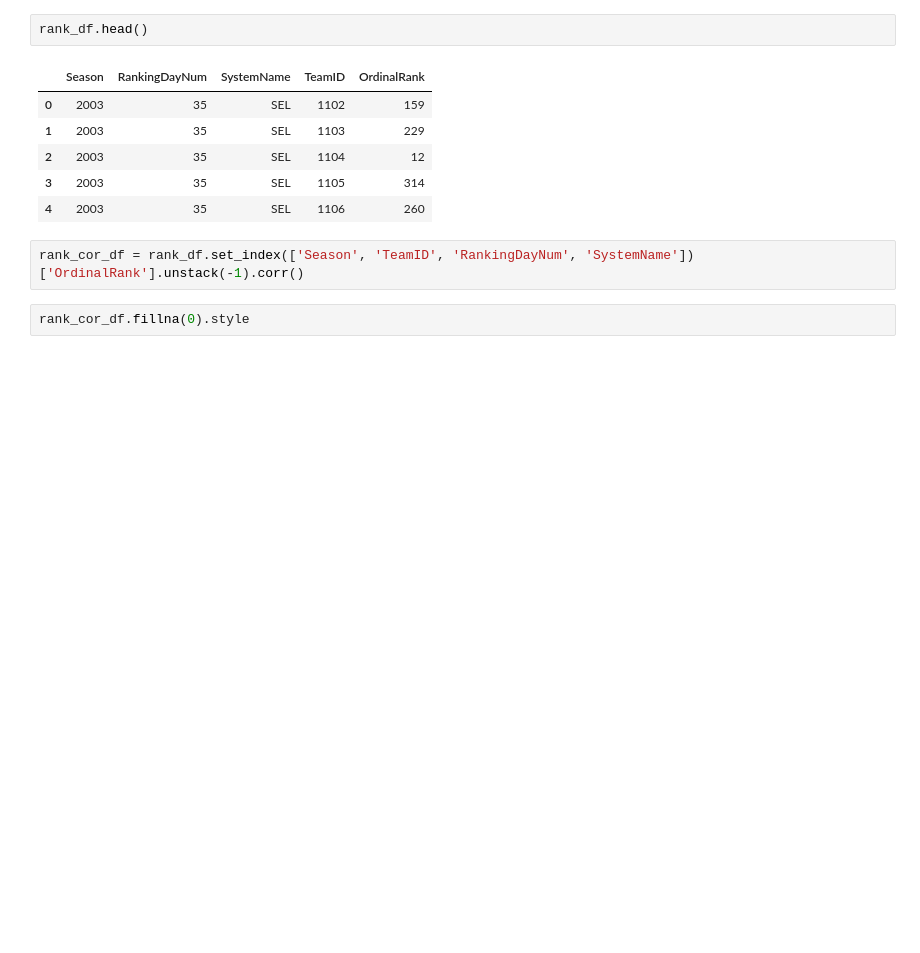
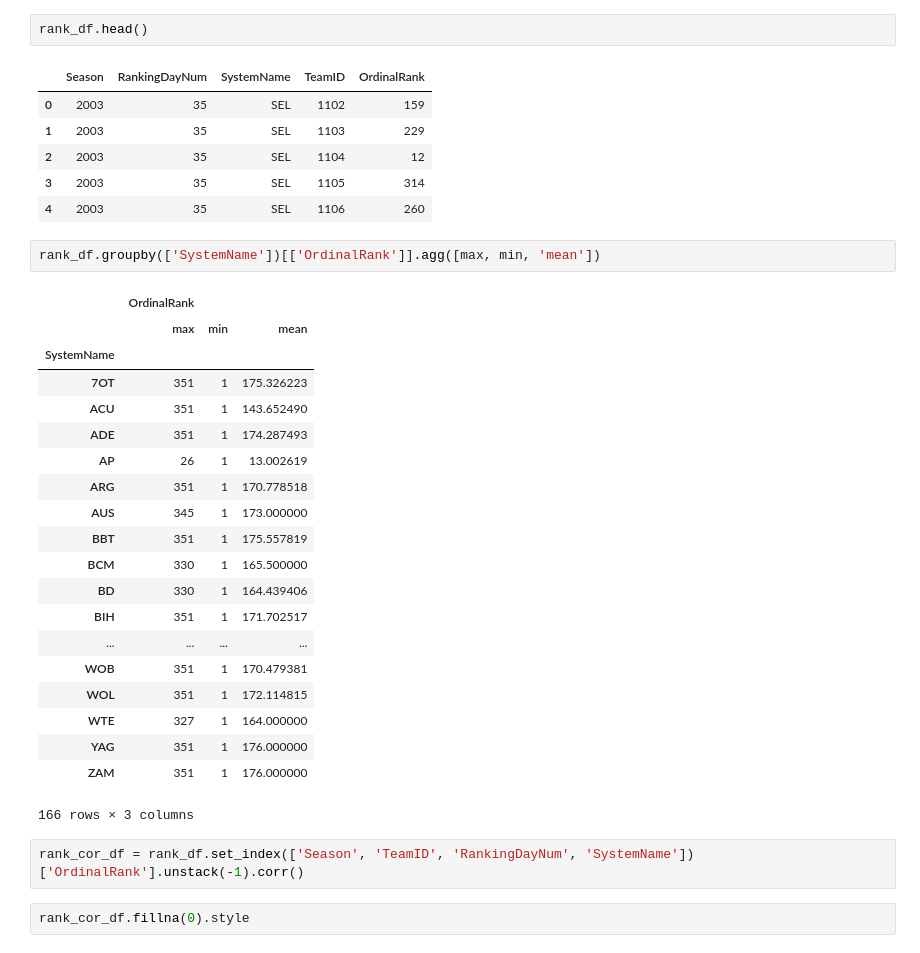
Before and after one commit to year221/kaggle-ncaa-2019, a Jupyter notebook: notebook/SampleEndToEnd.ipynb, the cells around one changed output. Drawn from its saved outputs; the diff is of its cells as text; blank space fills up the shorter version.

```diff
--- a/notebook/SampleEndToEnd.ipynb
+++ b/notebook/SampleEndToEnd.ipynb
@@ -97,6 +97,29 @@ rank_df.head()
 | 2 | 2003 | 35 | SEL | 1104 | 12 |
 | 3 | 2003 | 35 | SEL | 1105 | 314 |
 | 4 | 2003 | 35 | SEL | 1106 | 260 |
+# %%
+rank_df.groupby(['SystemName'])[['OrdinalRank']].agg([max, min, 'mean'])
+# %% [output]
+|  | OrdinalRank |  |  |
+|  | max | min | mean |
+| SystemName |  |  |  |
+| 7OT | 351 | 1 | 175.326223 |
+| ACU | 351 | 1 | 143.652490 |
+| ADE | 351 | 1 | 174.287493 |
+| AP | 26 | 1 | 13.002619 |
+| ARG | 351 | 1 | 170.778518 |
+| AUS | 345 | 1 | 173.000000 |
+| BBT | 351 | 1 | 175.557819 |
+| BCM | 330 | 1 | 165.500000 |
+| BD | 330 | 1 | 164.439406 |
+| BIH | 351 | 1 | 171.702517 |
+| ... | ... | ... | ... |
+| WOB | 351 | 1 | 170.479381 |
+| WOL | 351 | 1 | 172.114815 |
+| WTE | 327 | 1 | 164.000000 |
+| YAG | 351 | 1 | 176.000000 |
+| ZAM | 351 | 1 | 176.000000 |
+166 rows × 3 columns
 # %%
 rank_cor_df = rank_df.set_index(['Season', 'TeamID', 'RankingDayNum', 'SystemName'])['OrdinalRank'].unstack(-1).corr()
 # %%
```
Also changed, not shown: parts of 12 cells of this notebook.
